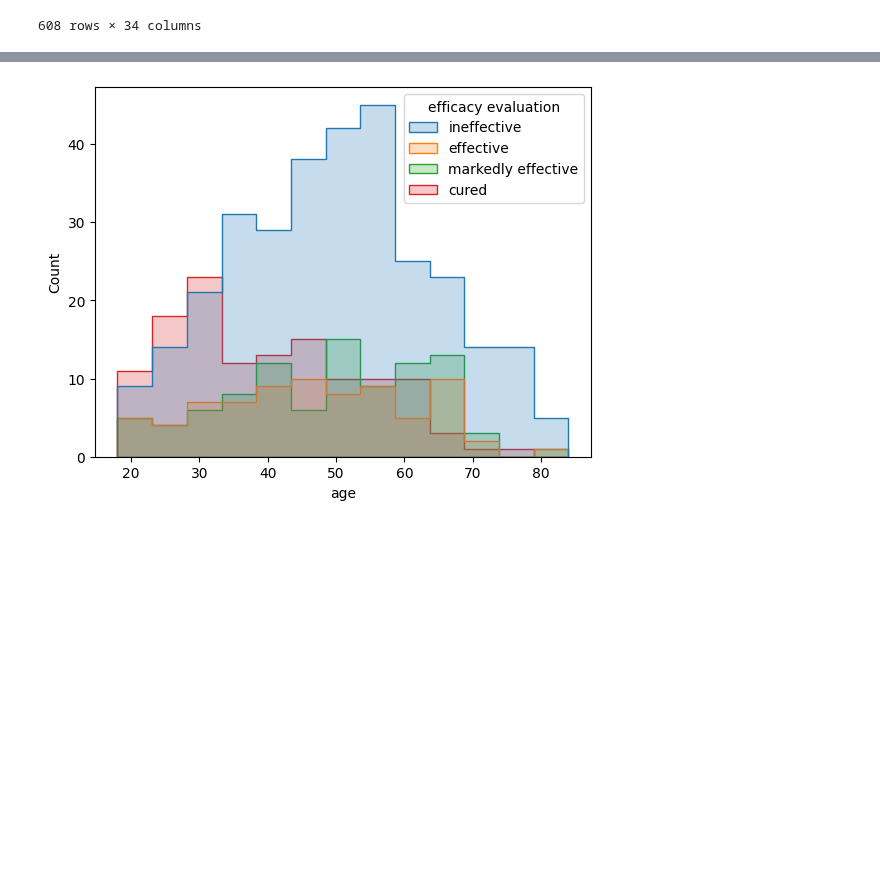
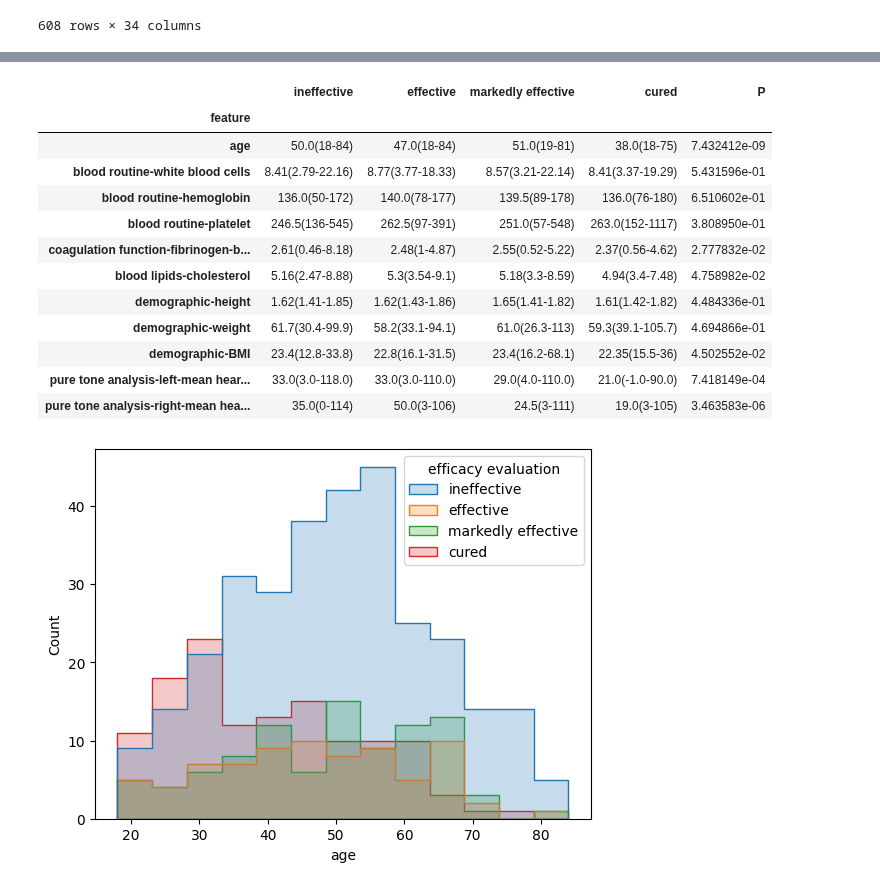
Before and after one commit to LMH0066/SSNHL, a Jupyter notebook: analyse/distribution_analyse.ipynb, the cells around one changed output, grey strips where cells are left out. Drawn from its saved outputs; the diff is of its cells as text; code cells hidden in the pictures; blank space fills up the shorter version.

```diff
--- a/SSNHL/distribution_analyse.ipynb
+++ b/analyse/distribution_analyse.ipynb
@@ -121,3 +127,38 @@ df
+# %%
+df = pd.DataFrame()
+for column in consecutive_value_columns:
+    _data = data[data[column] != '-']
+
+    _df = {}
+    column_values = []
+    for efficacy in _data['efficacy evaluation'].cat.categories:
+        _column_values = _data.loc[_data['efficacy evaluation'] == efficacy, column]
+        _df[efficacy] = '{}({}-{})'.format(round(_column_values.median(), 2), _column_values.min(), _column_values.max())
+        column_values.append(_column_values)
+    _df = pd.DataFrame([_df])
+
+    stat, p = kruskal(*column_values)
+    _df['P'] = p
+
+    _df['feature'] = column
+    _df.set_index('feature', inplace=True)
+    df = pd.concat([df, _df])
+df.to_csv('../output/distribution/consecutive_feature_distribution.csv')
+df
+# %% [output]
+|  | ineffective | effective | markedly effective | cured | P |
+| feature |  |  |  |  |  |
+| age | 50.0(18-84) | 47.0(18-84) | 51.0(19-81) | 38.0(18-75) | 7.432412e-09 |
+| blood routine-white blood cells | 8.41(2.79-22.16) | 8.77(3.77-18.33) | 8.57(3.21-22.14) | 8.41(3.37-19.29) | 5.431596e-01 |
+| blood routine-hemoglobin | 136.0(50-172) | 140.0(78-177) | 139.5(89-178) | 136.0(76-180) | 6.510602e-01 |
+| blood routine-platelet | 246.5(136-545) | 262.5(97-391) | 251.0(57-548) | 263.0(152-1117) | 3.808950e-01 |
+| coagulation function-fibrinogen-b... | 2.61(0.46-8.18) | 2.48(1-4.87) | 2.55(0.52-5.22) | 2.37(0.56-4.62) | 2.777832e-02 |
+| blood lipids-cholesterol | 5.16(2.47-8.88) | 5.3(3.54-9.1) | 5.18(3.3-8.59) | 4.94(3.4-7.48) | 4.758982e-02 |
+| demographic-height | 1.62(1.41-1.85) | 1.62(1.43-1.86) | 1.65(1.41-1.82) | 1.61(1.42-1.82) | 4.484336e-01 |
+| demographic-weight | 61.7(30.4-99.9) | 58.2(33.1-94.1) | 61.0(26.3-113) | 59.3(39.1-105.7) | 4.694866e-01 |
+| demographic-BMI | 23.4(12.8-33.8) | 22.8(16.1-31.5) | 23.4(16.2-68.1) | 22.35(15.5-36) | 4.502552e-02 |
+| pure tone analysis-left-mean hear... | 33.0(3.0-118.0) | 33.0(3.0-110.0) | 29.0(4.0-110.0) | 21.0(-1.0-90.0) | 7.418149e-04 |
+| pure tone analysis-right-mean hea... | 35.0(0-114) | 50.0(3-106) | 24.5(3-111) | 19.0(3-105) | 3.463583e-06 |
 # %%
 for column in consecutive_value_columns:
     _data = data[data[column] != '-']
```
Also changed, not shown: parts of 3 cells of this notebook, 56 other files.
